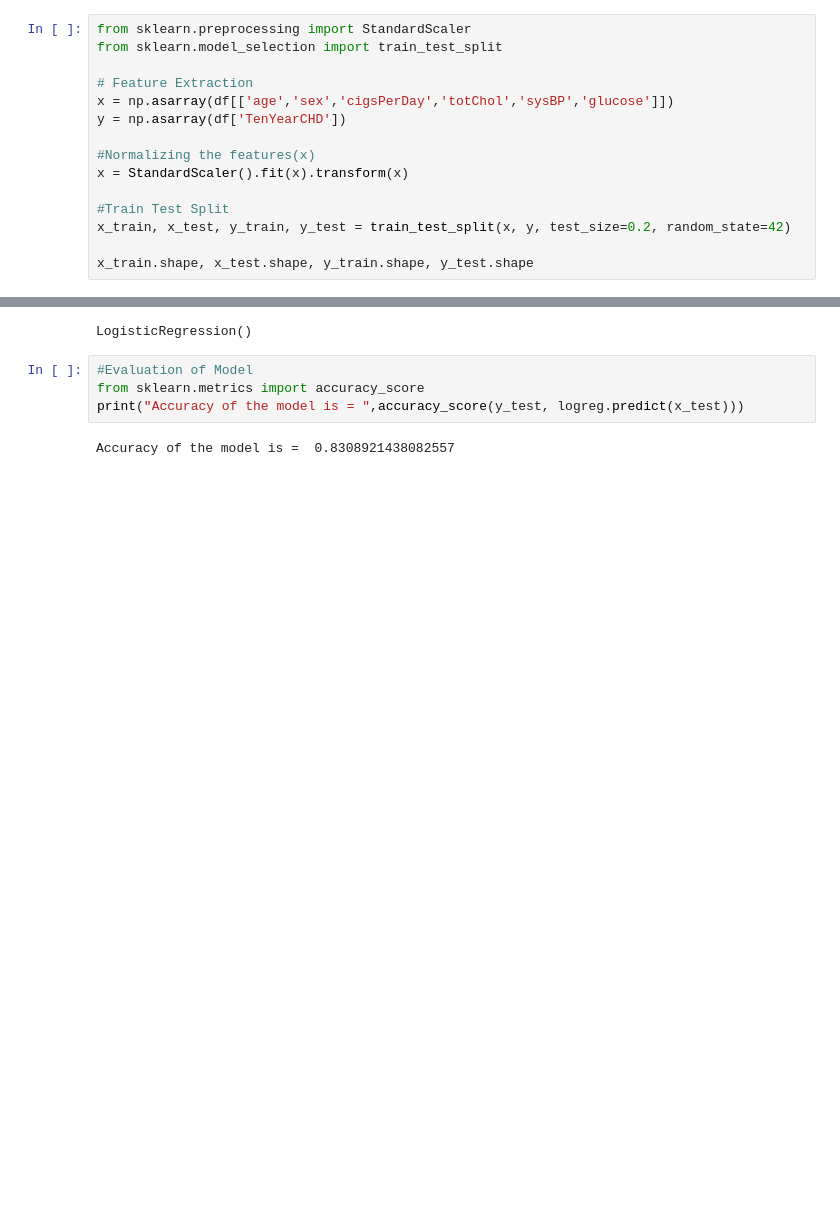
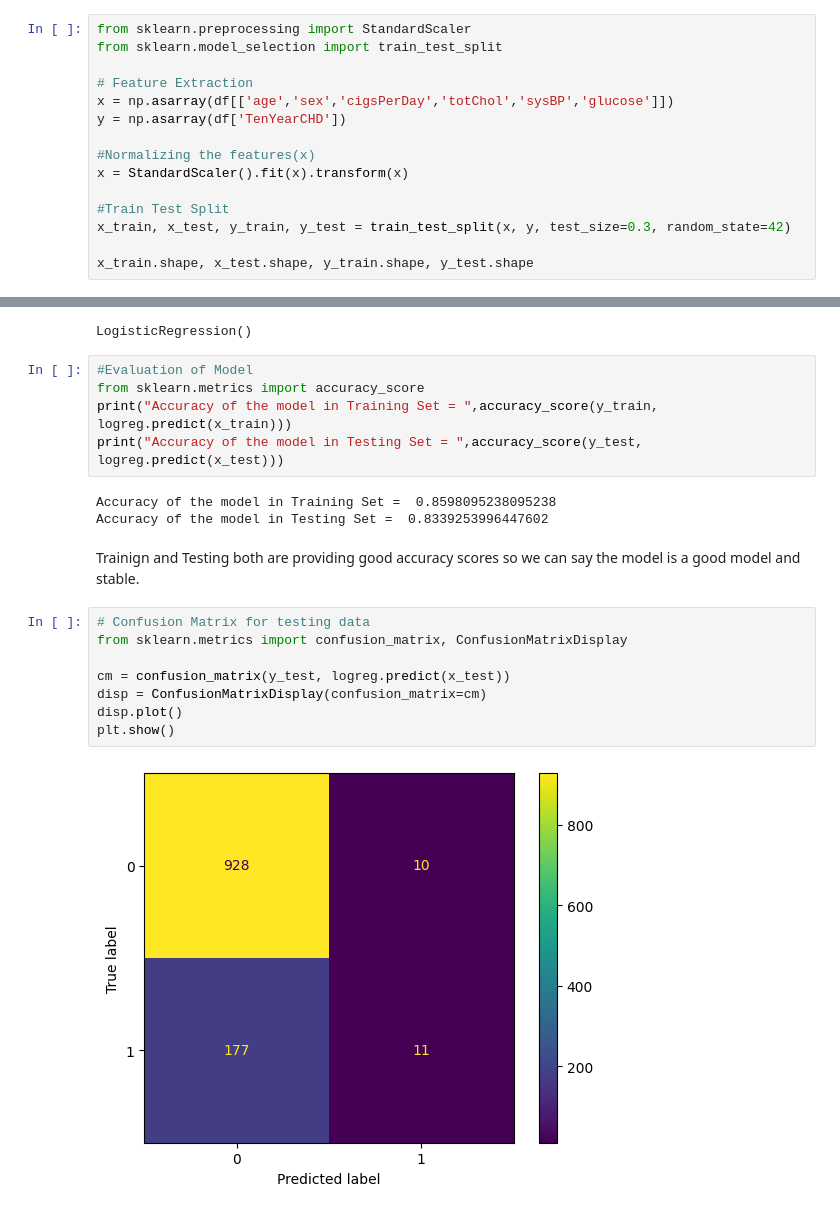
Before and after one commit to rizz045/Heart-Disease-Prediction-Using-Logistic-Regression, a Jupyter notebook: Heart_disease_prediction_using_LR.ipynb, the cells around one changed output, grey strips where cells are left out. Drawn from its saved outputs; the diff is of its cells as text; blank space fills up the shorter version.

```diff
--- a/Heart_disease_prediction_using_LR.ipynb
+++ b/Heart_disease_prediction_using_LR.ipynb
@@ -138,7 +138,7 @@ y = np.asarray(df['TenYearCHD'])
 x = StandardScaler().fit(x).transform(x)
 
 #Train Test Split
-x_train, x_test, y_train, y_test = train_test_split(x, y, test_size=0.2, random_state=42)
+x_train, x_test, y_train, y_test = train_test_split(x, y, test_size=0.3, random_state=42)
 
 x_train.shape, x_test.shape, y_train.shape, y_test.shape
 # %% [output]
@@ -153,6 +153,20 @@ LogisticRegression()
 # %%
 #Evaluation of Model
 from sklearn.metrics import accuracy_score
-print("Accuracy of the model is = ",accuracy_score(y_test, logreg.predict(x_test)))
+print("Accuracy of the model in Training Set = ",accuracy_score(y_train, logreg.predict(x_train)))
+print("Accuracy of the model in Testing Set = ",accuracy_score(y_test, logreg.predict(x_test)))
 # %% [output]
-Accuracy of the model is =  0.8308921438082557
+Accuracy of the model in Training Set =  0.8598095238095238
+Accuracy of the model in Testing Set =  0.8339253996447602
+# %% [markdown]
+Trainign and Testing both are providing good accuracy scores so we can say the model is a good model and stable.
+# %%
+# Confusion Matrix for testing data
+from sklearn.metrics import confusion_matrix, ConfusionMatrixDisplay
+
+cm = confusion_matrix(y_test, logreg.predict(x_test))
+disp = ConfusionMatrixDisplay(confusion_matrix=cm)
+disp.plot()
+plt.show()
+# %% [output]
+[figure, added]
```
Also changed, not shown: parts of 3 cells of this notebook.
